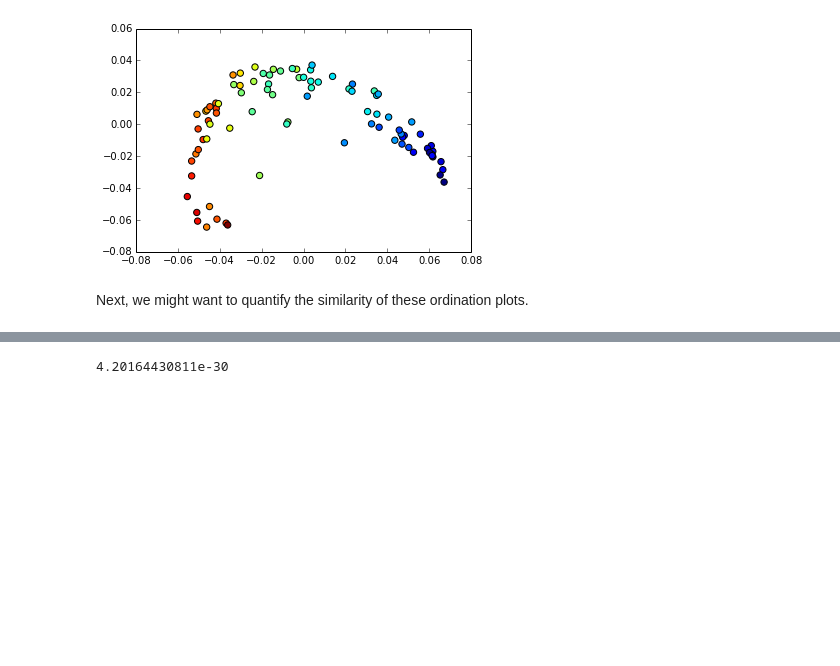
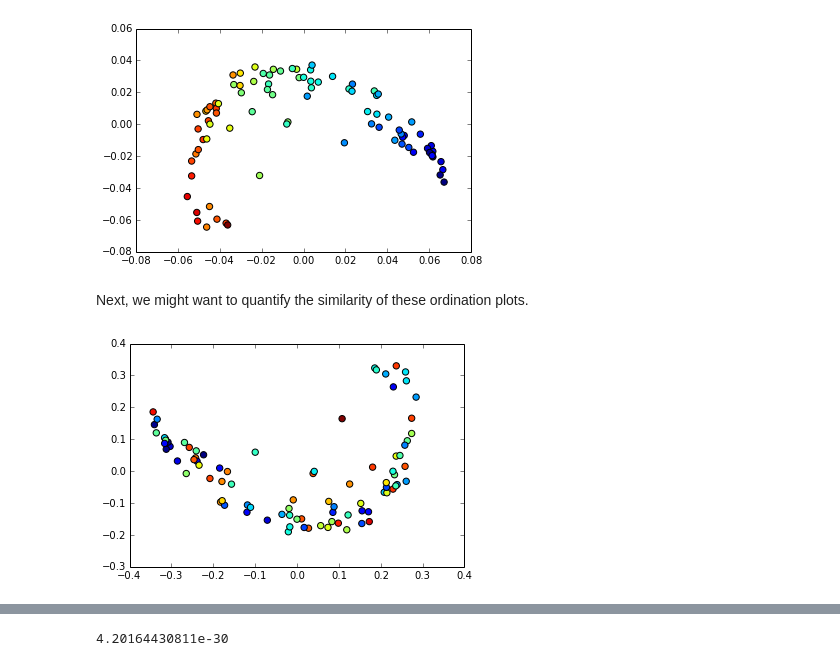
Before and after one commit to applied-bioinformatics/An-Introduction-To-Applied-Bioinformatics, a Jupyter notebook: applications/1-biological-diversity.ipynb, the cells around one changed output, grey strips where cells are left out. Cells and saved outputs as stored; diff of their text form; code cells hidden in the pictures; blank space fills up the shorter version.

```diff
--- a/applications/1-biological-diversity.ipynb
+++ b/applications/1-biological-diversity.ipynb
@@ -1113,25 +1115,29 @@ Next, we might want to quantify the similarity of these ordination plots.
 # %%
 from random import shuffle
 
 def shuffle_distance_matrix(dm):
     shuffled_ids = list(soil_dm.ids)
 
     shuffle(shuffled_ids)
     shuffled_data = zeros(soil_dm.shape)
 
     for i, sid1 in enumerate(shuffled_ids):
         for j, sid2 in enumerate(shuffled_ids):
             shuffled_data[i][j] = soil_dm[sid1,sid2]
     result = DistanceMatrix(shuffled_data, shuffled_ids)
     return result
 
 random_dm = shuffle_distance_matrix(soil_dm)
 
 random_pcoa = PCoA(random_dm)
 random_pcoa_result = random_pcoa.scores()
 random_pcoa_matrix = random_pcoa_result.species.T
 random_pcoa_ids = random_pcoa_result.ids
 random_ordered_pHs = [soil_sample_md['pH'][sid] for sid in random_pcoa_ids]
+
+ord_plot = scatter(random_pcoa_matrix[0], random_pcoa_matrix[1], s=40, c=soil_ordered_pHs)
+# %% [output]
+[figure, added]
 # %%
 transformed_matrix1, transformed_matrix2, m2 = procrustes(soil_pcoa_matrix.T, random_pcoa_matrix.T)
 transformed_matrix1 = transformed_matrix1.T
```
Also changed, not shown: parts of 6 cells of this notebook.
